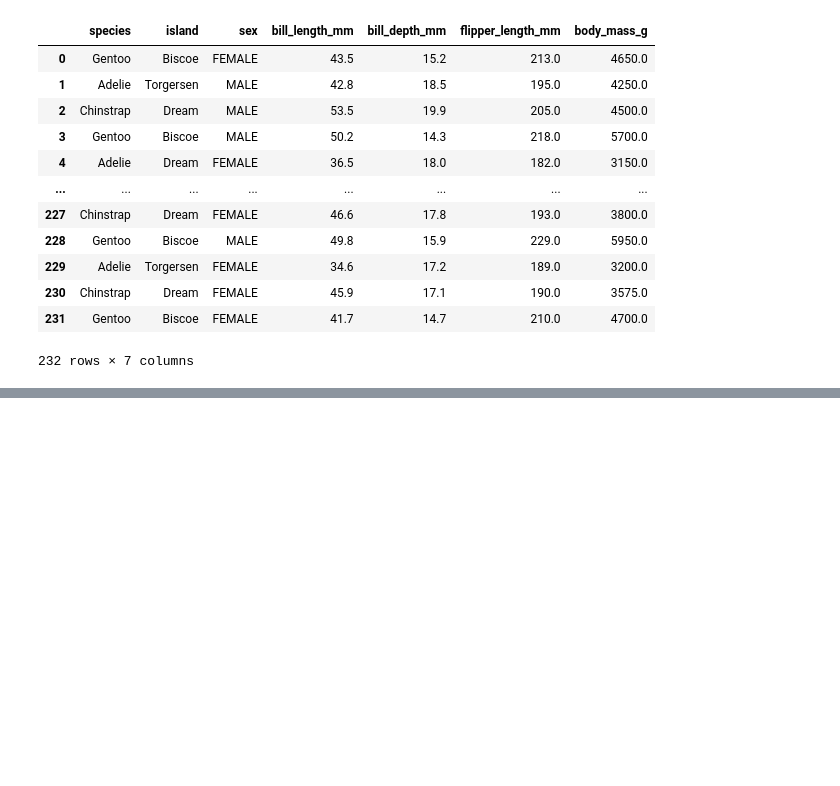
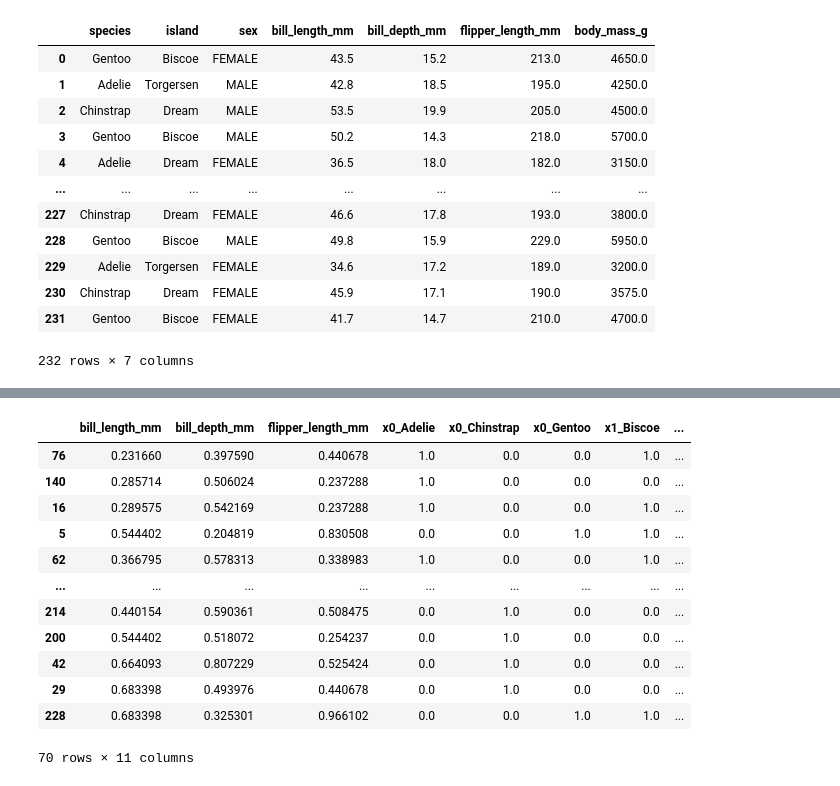
Before and after one commit to Plusholic/Engineer_BigDataAnalysis, a Jupyter notebook: BigData_practice_02.ipynb, the cells around one changed output, grey strips where cells are left out. Cells and saved outputs as stored; diff of their text form; code cells hidden in the pictures; blank space fills up the shorter version.

```diff
--- a/BigData_practice_02.ipynb
+++ b/BigData_practice_02.ipynb
@@ -76,3 +76,8 @@ train
 | 230 | Chinstrap | Dream | FEMALE | 45.9 | 17.1 | 190.0 | 3575.0 |
 | 231 | Gentoo | Biscoe | FEMALE | 41.7 | 14.7 | 210.0 | 4700.0 |
 232 rows × 7 columns
+# %%
+# 다시 독립변수와 종속변수로 분리시킴
+
+X_train = train.iloc[:,:-1]
+y_train = train.iloc[:,-1]
@@ -78,0 +96,20 @@ train
+# %%
+# 수치형 변수 3개는 스케일링이 필요, 범주형 변수 3개에 대해서는 인코딩이 필요
+
+X = pd.concat([X_train, X_test])
+
+categoric_ = X.columns[:3] # 범주형 변수 컬럼명
+numeric_ = X.columns[3:] # 수치형 변수 컬럼명
+
+from sklearn.preprocessing import OneHotEncoder, MinMaxScaler
+
+ohe = OneHotEncoder(handle_unknown = 'ignore')
+scaler = MinMaxScaler()
+
+# 범주형 변수는 One Hot Encoding
+X_train_res = ohe.fit_transform(X_train[categoric_])
+X_test_res = ohe.fit_transform(X_test[categoric_])
+
+# 수치형 변수는 Min Max Scaling
+X_train[numeric_] = scaler.fit_transform(X_train[numeric_])
+X_test[numeric_] = scaler.fit_transform(X_test[numeric_])
@@ -78,0 +137,11 @@ train
+# %%
+X_train_ohe = pd.DataFrame(X_train_res.todense(), columns = ohe.get_feature_names())
+X_test_ohe = pd.DataFrame(X_test_res.todense(), columns = ohe.get_feature_names())
+
+print(X_train_ohe)
+
+# 범주형 변수를 One Hot Encoding으로 수치형으로 변환해줬으니 기존의 수치형 변수와 합친다.
+X_train_fin = pd.concat([X_train[numeric_], X_train_ohe], axis=1)
+X_test_fin = pd.concat([X_test[numeric_], X_test_ohe], axis=1)
+
+print(X_train_fin)
@@ -78,0 +166,20 @@ train
+# %%
+from sklearn.model_selection import train_test_split
+
+X_tr, X_val, y_tr, y_val = train_test_split(X_train_fin, y_train, test_size=0.3)
+# %%
+X_val
+# %% [output]
+|  | bill_length_mm | bill_depth_mm | flipper_length_mm | x0_Adelie | x0_Chinstrap | x0_Gentoo | x1_Biscoe | ... |
+| 76 | 0.231660 | 0.397590 | 0.440678 | 1.0 | 0.0 | 0.0 | 1.0 | ... |
+| 140 | 0.285714 | 0.506024 | 0.237288 | 1.0 | 0.0 | 0.0 | 0.0 | ... |
+| 16 | 0.289575 | 0.542169 | 0.237288 | 1.0 | 0.0 | 0.0 | 1.0 | ... |
+| 5 | 0.544402 | 0.204819 | 0.830508 | 0.0 | 0.0 | 1.0 | 1.0 | ... |
+| 62 | 0.366795 | 0.578313 | 0.338983 | 1.0 | 0.0 | 0.0 | 1.0 | ... |
+| ... | ... | ... | ... | ... | ... | ... | ... | ... |
+| 214 | 0.440154 | 0.590361 | 0.508475 | 0.0 | 1.0 | 0.0 | 0.0 | ... |
+| 200 | 0.544402 | 0.518072 | 0.254237 | 0.0 | 1.0 | 0.0 | 0.0 | ... |
+| 42 | 0.664093 | 0.807229 | 0.525424 | 0.0 | 1.0 | 0.0 | 0.0 | ... |
+| 29 | 0.683398 | 0.493976 | 0.440678 | 0.0 | 1.0 | 0.0 | 0.0 | ... |
+| 228 | 0.683398 | 0.325301 | 0.966102 | 0.0 | 0.0 | 1.0 | 1.0 | ... |
+70 rows × 11 columns
```
Also changed, not shown: parts of 8 cells of this notebook.
